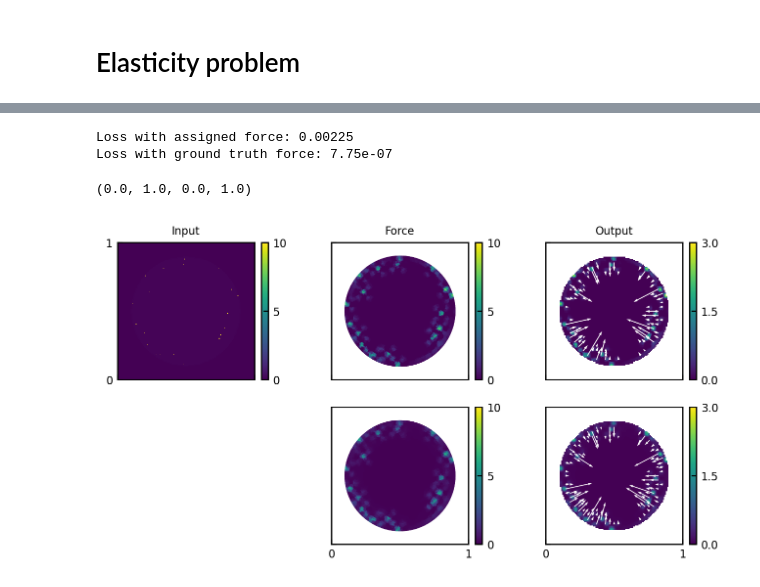
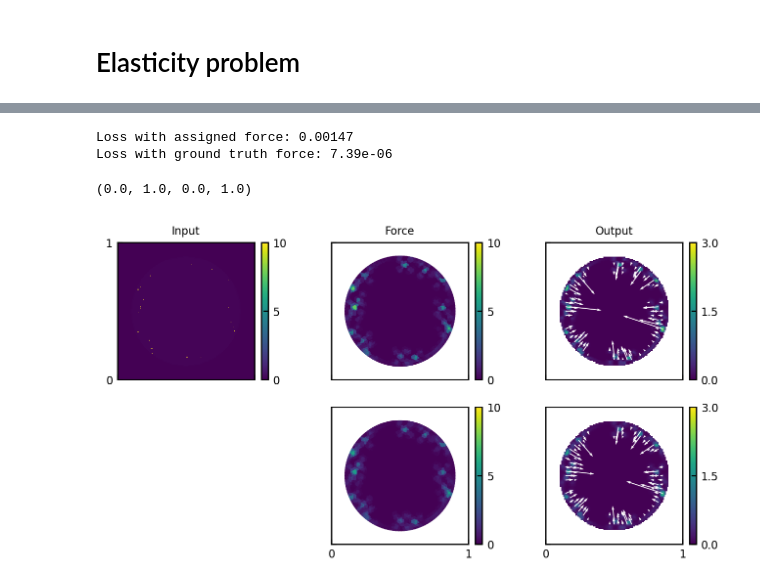
Before and after one commit to jcolen/physics_ml_toolbox, a Jupyter notebook: pbnn/notebooks/PBNNEvaluation.ipynb, the cells around one changed output, grey strips where cells are left out. Drawn from its saved outputs; the diff is of its cells as text; code cells hidden in the pictures.

```diff
--- a/pbnn/notebooks/PBNNEvaluation.ipynb
+++ b/pbnn/notebooks/PBNNEvaluation.ipynb
@@ -43,7 +43,7 @@ from pprint import pprint
 
 import torch
 
-with open('../models/Poisson/TorchUNet/config.yaml', 'r') as f:
+with open('../models/Poisson/TorchLatentNet/config.yaml', 'r') as f:
     config = yaml.safe_load(f)
 
 config['dataset']['reduced_functional'] = True
@@ -110,8 +110,9 @@ from pprint import pprint
 
 import torch
 
-with open('../models/Stokes/config.yaml', 'r') as f:
+with open('../models/Stokes/TorchLatentNet/config.yaml', 'r') as f:
     config = yaml.safe_load(f)
+config['dataset']['reduced_functional'] = True
 
 model = get_model(config['model'])
 train, val = get_dataset(config['dataset'])
@@ -120,11 +121,11 @@ model.to(device);
 
 # Generate predictions
 with torch.no_grad():
-    sample = val[10]
-    force = model(sample['inputs'].to(device))
+    sample = val[20]
+    force = model(torch.FloatTensor(sample['inputs']).to(device))
     force = force.detach().cpu()
 
-    force = multichannel_img_to_mesh(
+    force = multichannel_img_to_dofs(
         force,
         sample['grid_x'], sample['grid_y'],
         sample['function_space'],
@@ -134,22 +135,22 @@ with torch.no_grad():
 
     print(f'Loss with assigned force: {sample['Jhat'](force.vector()[:]):.3g}')
 
+    inputs = sample['inputs']
     force = force.compute_vertex_values().reshape([2, -1])
     pred = pred.compute_vertex_values().reshape([2, -1])
 
 fig, ax = plt.subplots(2, 3, figsize=(8,4), sharex=True, sharey=True, squeeze=False)
 
-inputs = sample['inputs'].cpu().numpy()
 plot_grid(ax[0,0], inputs[2], inputs[0], inputs[1], vmin=-2, vmax=2)
 
 outputs = sample['output']
-plot_mesh_vector(ax[0,2], outputs, val.dataset.mesh, vmin=0, vmax=0.3)
+plot_mesh_vector(ax[0,2], outputs, val.dataset.mesh, vmin=0, vmax=1)
 
 # Generate and plot model predictions
-plot_mesh_vector(ax[1,1], force, val.dataset.mesh, vmin=0)#, vmax=1)
-plot_mesh_vector(ax[1,2], pred,  val.dataset.mesh, vmin=0, vmax=0.3)
+plot_mesh_vector(ax[1,1], force, val.dataset.mesh, vmin=0, vmax=1)
+plot_mesh_vector(ax[1,2], pred,  val.dataset.mesh, vmin=0, vmax=1)
 
-f = multichannel_img_to_mesh(
+f = multichannel_img_to_dofs(
     sample['force'],
     sample['grid_x'],
     sample['grid_y'],
@@ -191,7 +192,7 @@ from pprint import pprint
 
 import torch
 
-with open('../models/ElasticityAdhesion/config.yaml', 'r') as f:
+with open('../models/ElasticityAdhesion/DolfinUNet/config.yaml', 'r') as f:
     config = yaml.safe_load(f)
 
 model = get_model(config['model'])
@@ -202,10 +203,10 @@ model.to(device);
 # Generate predictions
 with torch.no_grad():
     sample = val[10]
-    force = model(sample['inputs'].to(device))
+    force = model(torch.FloatTensor(sample['inputs']).to(device))
     force = force.detach().cpu()
 
-    force = multichannel_img_to_mesh(
+    force = multichannel_img_to_dofs(
         force,
         sample['grid_x'], sample['grid_y'],
         sample['function_space'],
@@ -215,15 +216,14 @@ with torch.no_grad():
 
     print(f'Loss with assigned force: {sample['Jhat'](force.vector()[:]):.3g}')
 
+    inputs = sample['inputs']
     force = force.compute_vertex_values()
     pred = pred.compute_vertex_values().reshape([2, -1])
+    outputs = sample['output']
 
 fig, ax = plt.subplots(2, 3, figsize=(8,4), sharex=True, sharey=True, squeeze=False)
 
-inputs = sample['inputs'].cpu().numpy()
 plot_grid(ax[0,0], inputs[2], inputs[0], inputs[1], vmin=0, vmax=10)
-
-outputs = sample['output']
 plot_mesh_vector(ax[0,2], outputs, val.dataset.mesh, vmin=0, vmax=3)
 
 # Generate and plot model predictions
@@ -231,7 +231,7 @@ plot_mesh(ax[1,1], force, val.dataset.mesh, vmin=0, vmax=10)
 plot_mesh_vector(ax[1,2], force * pred,  val.dataset.mesh, vmin=0, vmax=3)
 
 
-f = multichannel_img_to_mesh(
+f = multichannel_img_to_dofs(
     sample['force'],
     sample['grid_x'],
     sample['grid_y'],
@@ -256,7 +256,7 @@ INFO:train_pbnn:Model reached loss=0.0025 at epoch 130
 INFO:train_pbnn:Loading dataset from ../data/elasticity_adhesion_dataset.hdf5
 INFO:train_pbnn:Train dataset length: 205
 INFO:train_pbnn:Val dataset length: 51
-Loss with assigned force: 0.00225
-Loss with ground truth force: 7.75e-07
+Loss with assigned force: 0.00147
+Loss with ground truth force: 7.39e-06
 (0.0, 1.0, 0.0, 1.0)
-[figure, old version]
+[figure, new version]
```
Also changed, not shown: parts of 4 cells of this notebook, 29 other files.
